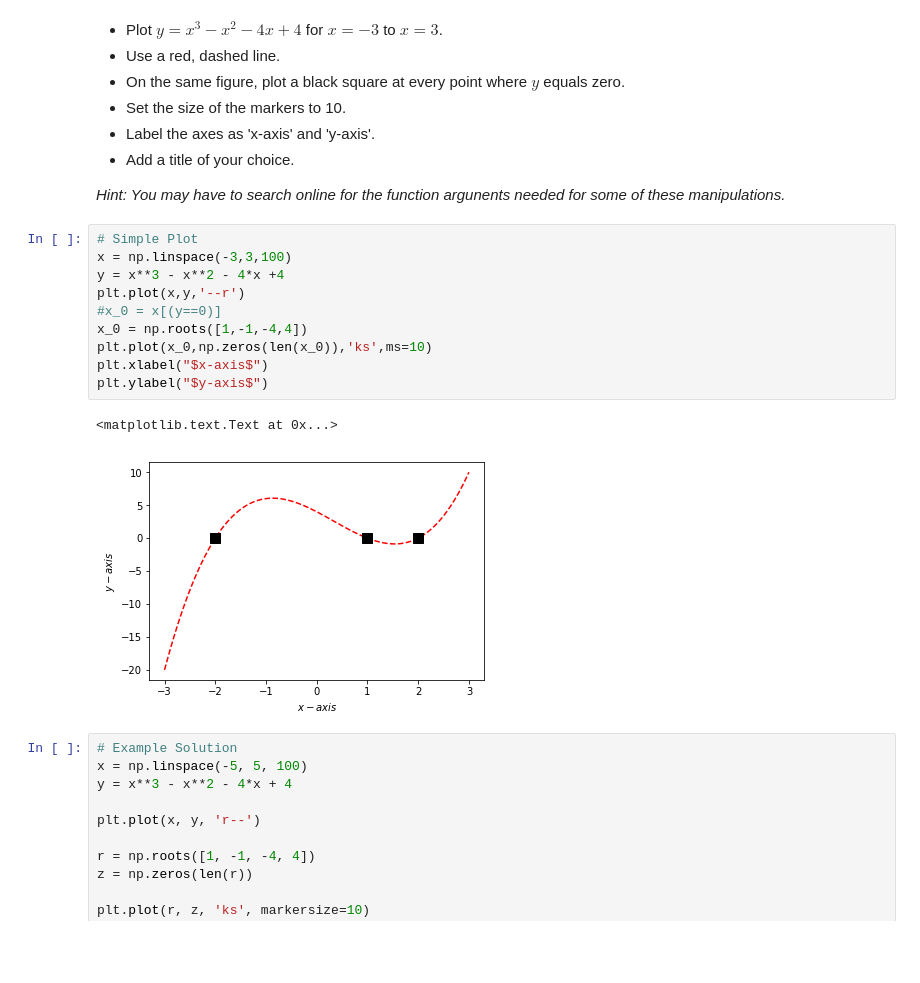
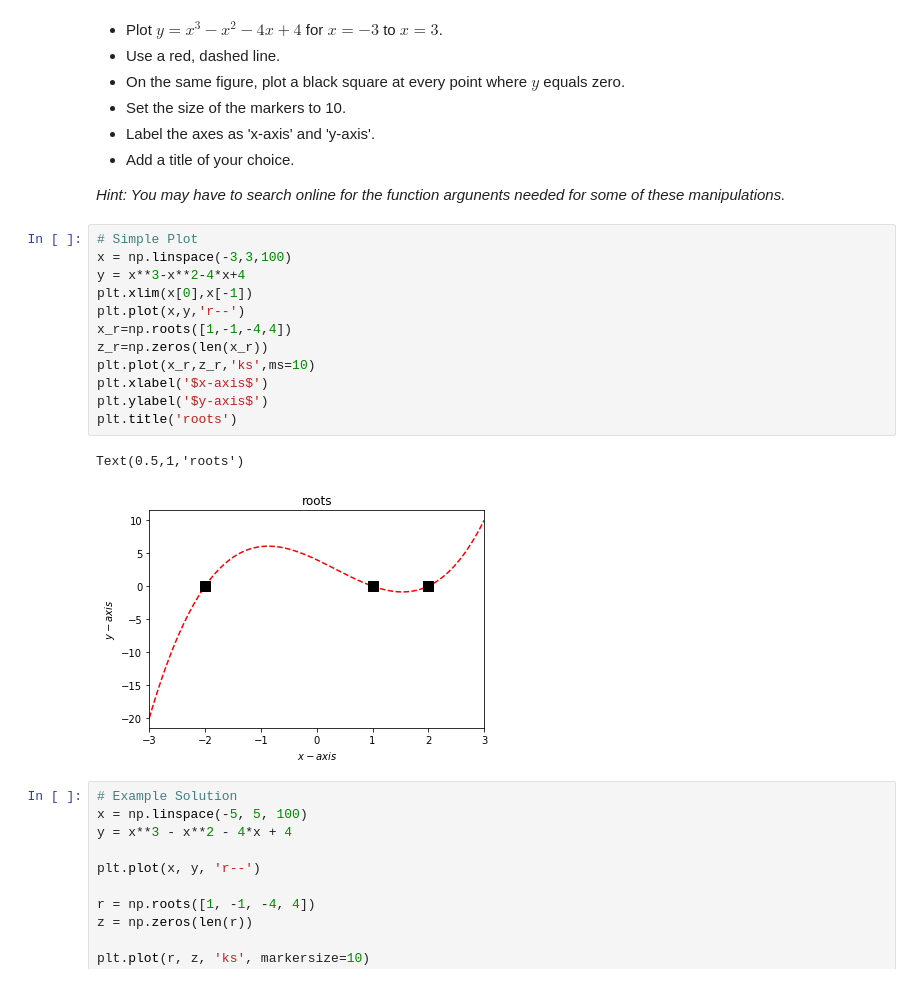
Before and after one commit to Zouhair-Ouaggag/Intro_to_python, a Jupyter notebook: 8_Plotting.ipynb, the cells around one changed output. Cells and saved outputs as stored; diff of their text form; blank space fills up the shorter version.

```diff
--- a/8_Plotting.ipynb
+++ b/8_Plotting.ipynb
@@ -775,16 +776,18 @@ In the cell below, write a program to:
 # %%
 # Simple Plot
 x = np.linspace(-3,3,100)
-y = x**3 - x**2 - 4*x +4
-plt.plot(x,y,'--r')
-#x_0 = x[(y==0)]
-x_0 = np.roots([1,-1,-4,4])
-plt.plot(x_0,np.zeros(len(x_0)),'ks',ms=10)
-plt.xlabel("$x-axis$")
-plt.ylabel("$y-axis$")
+y = x**3-x**2-4*x+4
+plt.xlim(x[0],x[-1])
+plt.plot(x,y,'r--')
+x_r=np.roots([1,-1,-4,4])
+z_r=np.zeros(len(x_r))
+plt.plot(x_r,z_r,'ks',ms=10)
+plt.xlabel('$x-axis$')
+plt.ylabel('$y-axis$')
+plt.title('roots')
 # %% [output]
-<matplotlib.text.Text at 0x...>
+Text(0.5,1,'roots')
-[figure, old version]
+[figure, new version]
 # %%
 # Example Solution
 x = np.linspace(-5, 5, 100)
```
Also changed, not shown: parts of 13 cells of this notebook, 8 other files.
